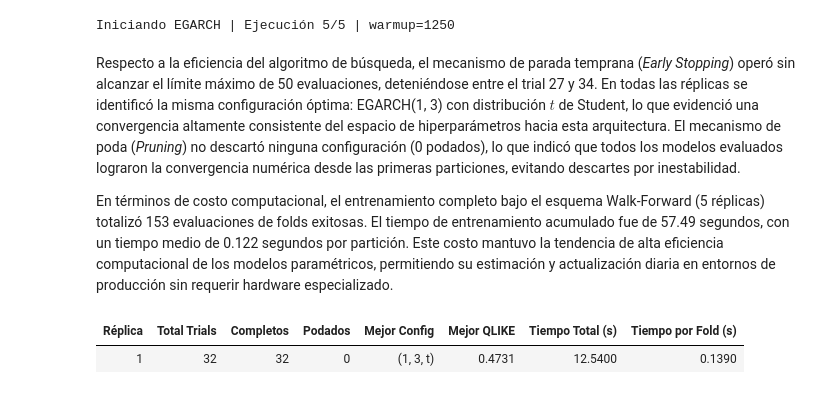
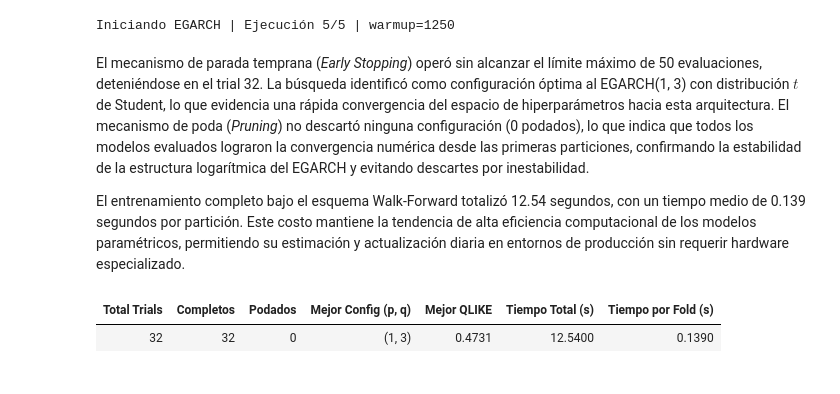
Before and after one commit to cjarango/brent-crude-nlp-market-dynamics, a Jupyter notebook: notebooks/05_egarch_model.ipynb, the cells around one changed output. Cells and saved outputs as stored; diff of their text form; code cells hidden in the pictures.

```diff
--- a/notebooks/05_egarch_model.ipynb
+++ b/notebooks/05_egarch_model.ipynb
@@ -135,10 +142,12 @@ Iniciando EGARCH | Ejecución 3/5 | warmup=1230
 Iniciando EGARCH | Ejecución 4/5 | warmup=1240
 Iniciando EGARCH | Ejecución 5/5 | warmup=1250
 # %% [markdown]
-Respecto a la eficiencia del algoritmo de búsqueda, el mecanismo de parada temprana (*Early Stopping*) operó sin alcanzar el límite máximo de 50 evaluaciones, deteniéndose entre el trial 27 y 34. En todas las réplicas se identificó la misma configuración óptima: EGARCH(1, 3) con distribución $t$ de Student, lo que evidenció una convergencia altamente consistente del espacio de hiperparámetros hacia esta arquitectura. El mecanismo de poda (*Pruning*) no descartó ninguna configuración (0 podados), lo que indicó que todos los modelos evaluados lograron la convergencia numérica desde las primeras particiones, evitando descartes por inestabilidad.
+El mecanismo de parada temprana (*Early Stopping*) operó sin alcanzar el límite máximo de 50 evaluaciones, deteniéndose en el trial 32. La búsqueda identificó como configuración óptima al EGARCH(1, 3) con distribución $t$ de Student, lo que evidencia una rápida convergencia del espacio de hiperparámetros hacia esta arquitectura. El mecanismo de poda (*Pruning*) no descartó ninguna configuración (0 podados), lo que indica que todos los modelos evaluados lograron la convergencia numérica desde las primeras particiones, confirmando la estabilidad de la estructura logarítmica del EGARCH y evitando descartes por inestabilidad.
 
-En términos de costo computacional, el entrenamiento completo bajo el esquema Walk-Forward (5 réplicas) totalizó 153 evaluaciones de folds exitosas. El tiempo de entrenamiento acumulado fue de 57.49 segundos, con un tiempo medio de 0.122 segundos por partición. Este costo mantuvo la tendencia de alta eficiencia computacional de los modelos paramétricos, permitiendo su estimación y actualización diaria en entornos de producción sin requerir hardware especializado.
+El entrenamiento completo bajo el esquema Walk-Forward totalizó 12.54 segundos, con un tiempo medio de 0.139 segundos por partición. Este costo mantiene la tendencia de alta eficiencia computacional de los modelos paramétricos, permitiendo su estimación y actualización diaria en entornos de producción sin requerir hardware especializado.
 # %%
+resumen_data = []
+
 exec_id = 1
 exec_dir = RESULTS_PATH / f"exec_{exec_id}"
 
@@ -149,7 +158,6 @@ total_trials, completos, podados, fallidos = 0, 0, 0, 0
 best_params_str = "-"
 mejor_qlike = "-"
 
-# 2. Leer el CSV de resultados
 csv_files = list(exec_dir.glob("*_results.csv"))
 if csv_files:
     df_csv = pd.read_csv(csv_files[0])
@@ -157,40 +165,38 @@ if csv_files:
     tiempo_promedio_fold = df_csv["train_time_sec"].mean()
     num_folds = len(df_csv)
 
 db_path = exec_dir / "optuna_study.db"
 if db_path.exists():
     try:
         storage_url = f"sqlite:///{db_path.resolve()}"
         study = optuna.load_study(study_name="EGARCHWrapper_study", storage=storage_url)
 
         total_trials = len(study.trials)
         completos = len([t for t in study.trials if t.state == optuna.trial.TrialState.COMPLETE])
-        podados = len([t for t in study.trials if t.state == optuna.trial.TrialState.PRUNED])
+        podados  = len([t for t in study.trials if t.state == optuna.trial.TrialState.PRUNED])
         fallidos = len([t for t in study.trials if t.state == optuna.trial.TrialState.FAIL])
 
         mejor_qlike = round(study.best_value, 4)
 
         p_val = study.best_params.get('p', '?')
         q_val = study.best_params.get('q', '?')
-        dist_val = study.best_params.get('dist', '?')
-        best_params_str = f"({p_val}, {q_val}, {dist_val})"
+        best_params_str = f"({p_val}, {q_val})"
 
     except Exception as e:
         print(f"Error leyendo BD en {exec_dir}: {e}")
 
-resumen_data = [{
-    "Réplica": str(exec_id),
+resumen_data.append({
     "Total Trials": total_trials,
     "Completos": completos,
     "Podados": podados,
-    "Mejor Config": best_params_str,
+    "Mejor Config (p, q)": best_params_str,
     "Mejor QLIKE": mejor_qlike,
     "Tiempo Total (s)": round(tiempo_total_rep, 2),
     "Tiempo por Fold (s)": round(tiempo_promedio_fold, 3)
-}]
+})
 
 df_search_params = pd.DataFrame(resumen_data)
-tt.display_styled_df(df=df_search_params, decimals=4)
+tt.display_styled_df(df=df_search_params, decimals=4, align_left_first=False)
 # %% [output]
-| Réplica | Total Trials | Completos | Podados | Mejor Config | Mejor QLIKE | Tiempo Total (s) | Tiempo por Fold (s) |
-| 1 | 32 | 32 | 0 | (1, 3, t) | 0.4731 | 12.5400 | 0.1390 |
+| Total Trials | Completos | Podados | Mejor Config (p, q) | Mejor QLIKE | Tiempo Total (s) | Tiempo por Fold (s) |
+| 32 | 32 | 0 | (1, 3) | 0.4731 | 12.5400 | 0.1390 |
```
Also changed, not shown: parts of 32 cells of this notebook, 23 other files.
